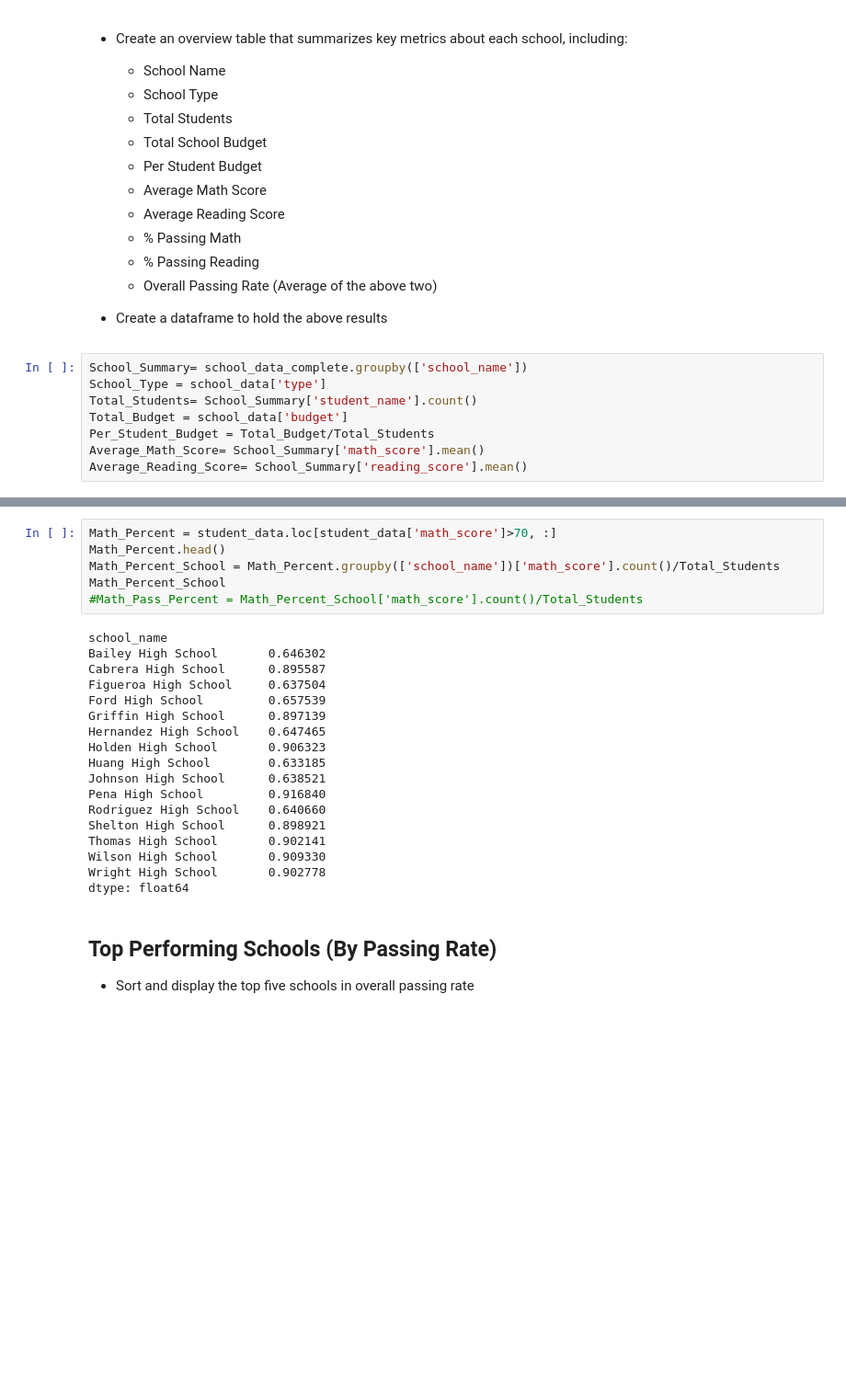
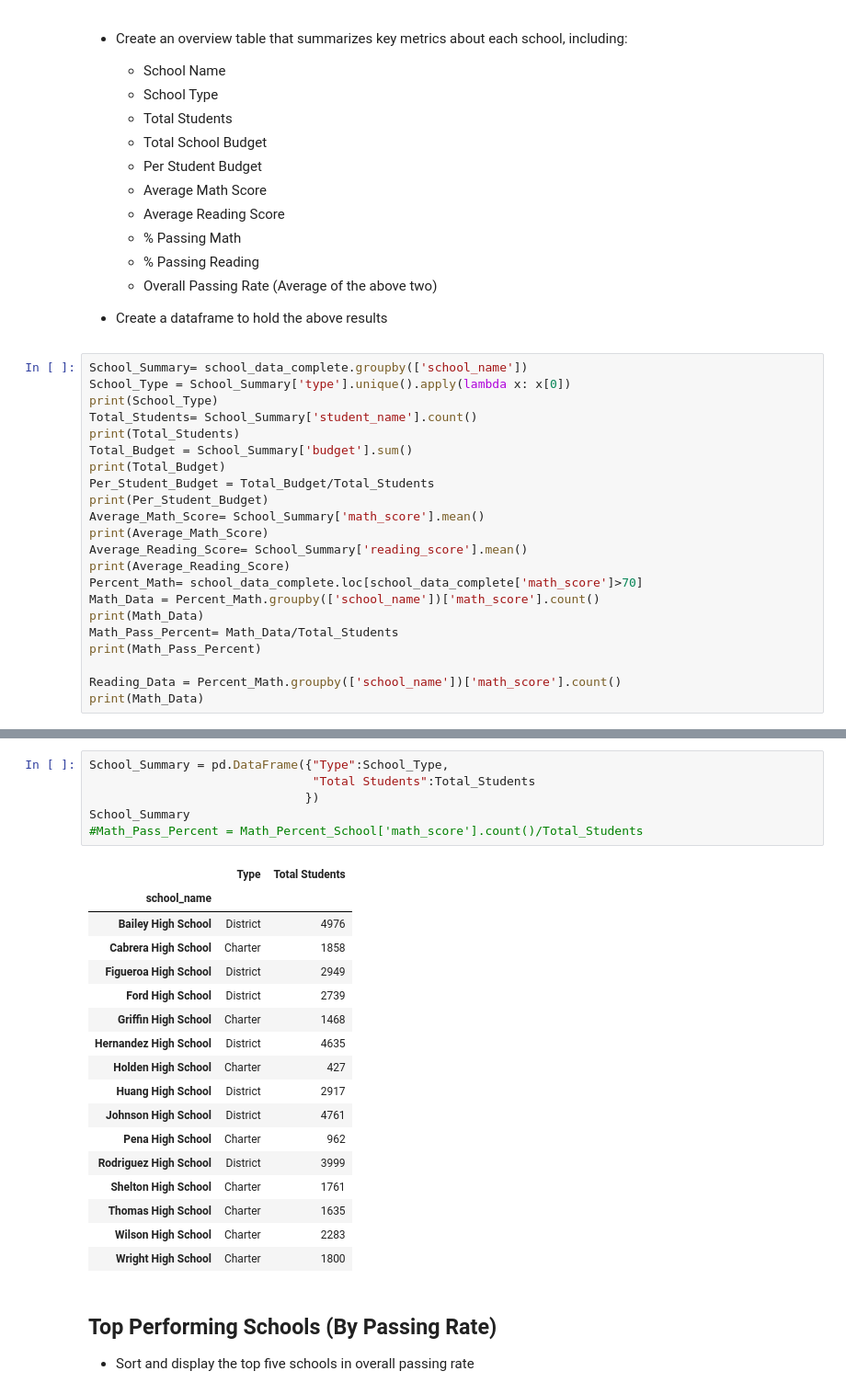
Before and after one commit to ashisharchna/pandas-challenge, a Jupyter notebook: PyCitySchools/PyCitySchools_starter.ipynb, the cells around one changed output, grey strips where cells are left out. Shown: that part at 92% size. Drawn from its saved outputs; the diff is of its cells as text; blank space fills up the shorter version.

```diff
--- a/PyCitySchools/PyCitySchools_starter.ipynb
+++ b/PyCitySchools/PyCitySchools_starter.ipynb
@@ -97,9 +133,23 @@ print(Total_Budget)
 * Create a dataframe to hold the above results
 # %%
 School_Summary= school_data_complete.groupby(['school_name'])
-School_Type = school_data['type']
+School_Type = School_Summary['type'].unique().apply(lambda x: x[0])
+print(School_Type)
 Total_Students= School_Summary['student_name'].count()
-Total_Budget = school_data['budget']
+print(Total_Students)
+Total_Budget = School_Summary['budget'].sum()
+print(Total_Budget)
 Per_Student_Budget = Total_Budget/Total_Students
+print(Per_Student_Budget)
 Average_Math_Score= School_Summary['math_score'].mean()
+print(Average_Math_Score)
 Average_Reading_Score= School_Summary['reading_score'].mean()
+print(Average_Reading_Score)
+Percent_Math= school_data_complete.loc[school_data_complete['math_score']>70]
+Math_Data = Percent_Math.groupby(['school_name'])['math_score'].count()
+print(Math_Data)
+Math_Pass_Percent= Math_Data/Total_Students
+print(Math_Pass_Percent)
+
+Reading_Data = Percent_Math.groupby(['school_name'])['math_score'].count()
+print(Math_Data)
@@ -106,27 +174,27 @@ Average_Reading_Score= School_Summary['reading_score'].mean()
-# %%
-Math_Percent = student_data.loc[student_data['math_score']>70, :]
-Math_Percent.head()
-Math_Percent_School = Math_Percent.groupby(['school_name'])['math_score'].count()/Total_Students
-Math_Percent_School
-#Math_Pass_Percent = Math_Percent_School['math_score'].count()/Total_Students
-# %% [output]
-school_name
-Bailey High School       0.646302
-Cabrera High School      0.895587
-Figueroa High School     0.637504
-Ford High School         0.657539
-Griffin High School      0.897139
-Hernandez High School    0.647465
-Holden High School       0.906323
-Huang High School        0.633185
-Johnson High School      0.638521
-Pena High School         0.916840
-Rodriguez High School    0.640660
-Shelton High School      0.898921
-Thomas High School       0.902141
-Wilson High School       0.909330
-Wright High School       0.902778
-dtype: float64
+# %%
+School_Summary = pd.DataFrame({"Type":School_Type,
+                               "Total Students":Total_Students
+                              })
+School_Summary
+#Math_Pass_Percent = Math_Percent_School['math_score'].count()/Total_Students
+# %% [output]
+|  | Type | Total Students |
+| school_name |  |  |
+| Bailey High School | District | 4976 |
+| Cabrera High School | Charter | 1858 |
+| Figueroa High School | District | 2949 |
+| Ford High School | District | 2739 |
+| Griffin High School | Charter | 1468 |
+| Hernandez High School | District | 4635 |
+| Holden High School | Charter | 427 |
+| Huang High School | District | 2917 |
+| Johnson High School | District | 4761 |
+| Pena High School | Charter | 962 |
+| Rodriguez High School | District | 3999 |
+| Shelton High School | Charter | 1761 |
+| Thomas High School | Charter | 1635 |
+| Wilson High School | Charter | 2283 |
+| Wright High School | Charter | 1800 |
 # %% [markdown]
 ## Top Performing Schools (By Passing Rate)
 * Sort and display the top five schools in overall passing rate
```
Also changed, not shown: parts of 10 cells of this notebook.
